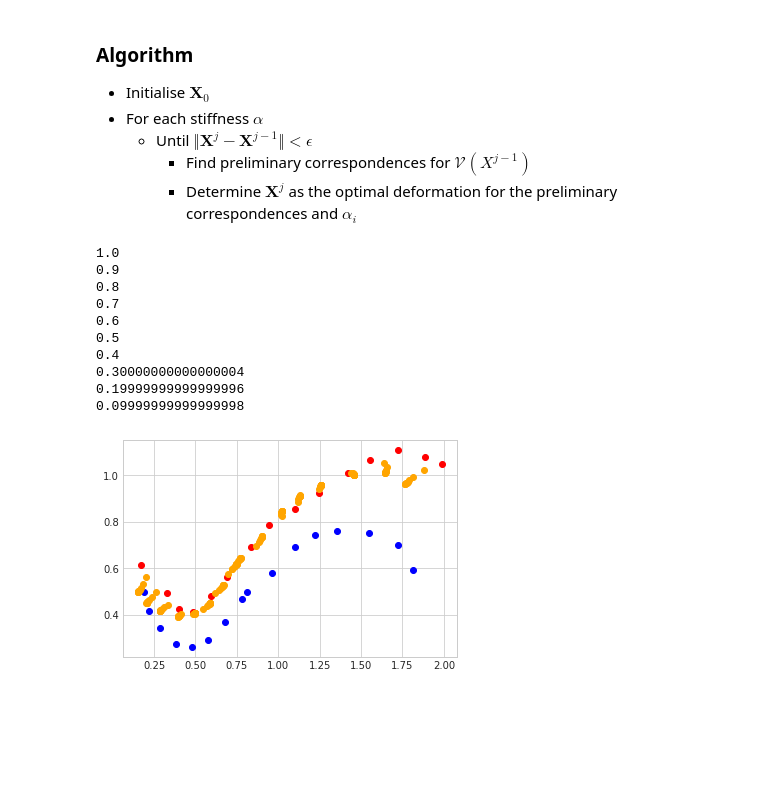
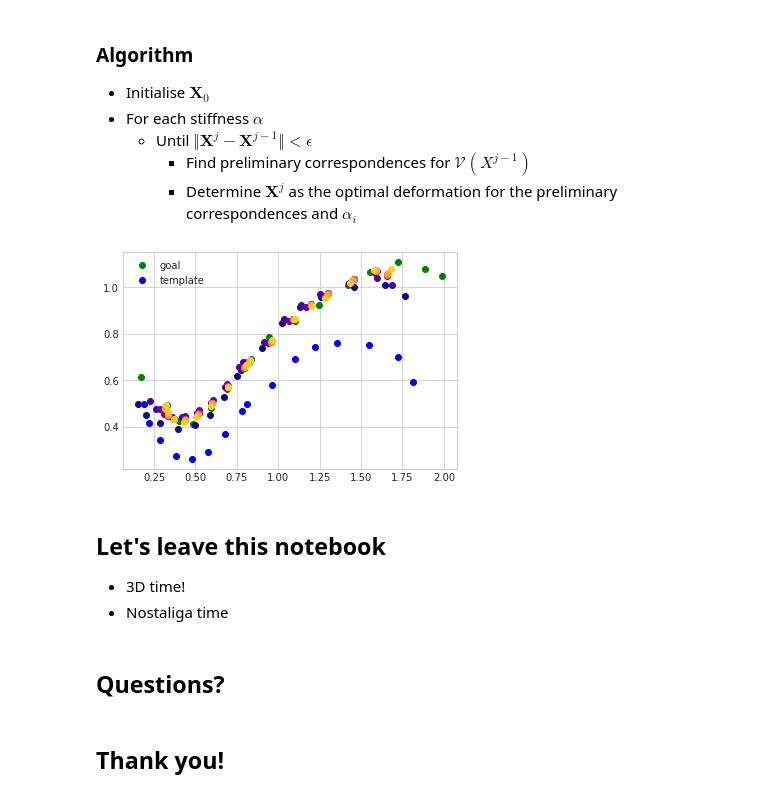
Before and after one commit to vidstige/mesh_registration, a Jupyter notebook: mesh-registration.ipynb, the cells around one changed output. Cells and saved outputs as stored; diff of their text form; code cells hidden in the pictures; blank space fills up the shorter version.

```diff
--- a/mesh-registration.ipynb
+++ b/mesh-registration.ipynb
@@ -3,7 +11,6 @@ The problem
 # %%
 %matplotlib inline
 import matplotlib.pyplot as plt
-plt.style.use('seaborn-whitegrid')
 import numpy as np
 scale = 1/300
 goal = scale * np.array([(51,184), (99,148), (121,127), (145,124), (179,144), (207,169), (251,207), (284,236), (331,257), (373,277), (426,303), (466,320), (517,333), (566,324), (597,315)])
@@ -13,6 +20,8 @@ edges = np.vstack([
     np.roll(np.arange(len(template)), -1)
 ]).T
 
-plt.plot(goal[:, 0], goal[:, 1], 'o', color='red');
-plt.plot(template[:, 0], template[:, 1], 'o', color='blue');
+plt.plot(goal[:, 0], goal[:, 1], 'o', color='green', label='goal')
+plt.plot(template[:, 0], template[:, 1], 'o', color='blue', label='template')
+plt.legend()
+edges.T
 # %% [output]
@@ -31,0 +66,13 @@ $$
+# %%
+def closest_point(point, points):
+    """Naive closest point"""
+    dist2 = np.sum((np.asarray(points) - point)**2, axis=1)
+    index = np.argmin(dist2)
+    return points[index]
+
+for v in template:
+    u = closest_point(v, goal)
+    plt.plot([v[0], u[0]], [v[1], u[1]], color='black')
+plt.plot(goal[:, 0], goal[:, 1], 'o', color='green', label='goal')
+plt.plot(template[:, 0], template[:, 1], 'o', color='blue', label='template')
+plt.legend(); None
@@ -74,13 +168,7 @@ $$
 # %%
 from scipy.sparse import csr_matrix
 from scipy.sparse.linalg import spsolve
-
-
-def closest_point(point, points):
-    """Naive closest point"""
-    dist2 = np.sum((np.asarray(points) - point)**2, axis=1)
-    index = np.argmin(dist2)
-    return points[index]
+import matplotlib
 
 
 class Eq:
@@ -109,59 +197,56 @@ def parameter_index(i, row, column):
 def step(template, goal, pts, stiffness, distance_weight=1):
     eq = Eq()
     # distance costs
-    for i, v in enumerate(template):
-        g = closest_point(v, goal)
-        #plt.plot([v[0], g[0]], [v[1], g[1]], color='black')
+    for i, (v, xv) in enumerate(zip(template, pts)):
+        g = closest_point(xv, goal)
         for dim in range(2):
             eq.add_equation(distance_weight / 2, g[dim], [
                 (parameter_index(i, dim, 0), v[0]),
                 (parameter_index(i, dim, 1), v[1]),
                 (parameter_index(i, dim, 2), 1)])
 
     # stiffness costs
     for e0, e1 in edges:
         for row in range(2):
-            for col in range(3):
+            for column in range(3):
                 eq.add_equation(stiffness, 1, [
-                    (parameter_index(e0, row, col), +1),
-                    (parameter_index(e1, row, col), -1)
+                    (parameter_index(e0, row, column), +1),
+                    (parameter_index(e1, row, column), -1)
                 ])
 
     # solve
     A, b = eq.matrices()
     X = spsolve(A.T * A, A.T * b)
 
     # transform vertices
     for i, v in enumerate(template):
         for d in range(2):
             pts[i, d] = \
                 X[parameter_index(i, d, 0)] * v[0] + \
                 X[parameter_index(i, d, 1)] * v[1] + \
                 X[parameter_index(i, d, 2)]
     return pts
 
 
 n = 10
-
 pts = np.copy(template)
 
-plt.plot(goal[:, 0], goal[:, 1], 'o', color='red');
-plt.plot(template[:, 0], template[:, 1], 'o', color='blue')
+cmap = matplotlib.cm.get_cmap('plasma')
+plt.plot(goal[:, 0], goal[:, 1], 'o', color='green', label='goal')
+plt.plot(template[:, 0], template[:, 1], 'o', color='blue', label='template')
 for i in range(10):
-    t = 1 - i / n
-    stiffness = t
-    print(stiffness)
-    pts = step(template, goal, pts, stiffness=stiffness)
-    plt.plot(pts[:, 0], pts[:, 1], 'o', color='orange')
+    t = i / n
+    stiffness = 1 - t
+    pts = step(template, goal, pts, stiffness=stiffness, distance_weight=0.1)
+    plt.plot(pts[:, 0], pts[:, 1], 'o', color=cmap(t), alpha=1)
+plt.legend(); None
 # %% [output]
-1.0
-0.9
-0.8
-0.7
-0.6
-0.5
-0.4
-0.30000000000000004
-0.19999999999999996
-0.09999999999999998
-[figure, old version]
+[figure, new version]
+# %% [markdown]
+## Let's leave this notebook
+* 3D time!
+* Nostaliga time
+# %% [markdown]
+## Questions?
+# %% [markdown]
+## Thank you!
```
Also changed, not shown: parts of 20 cells of this notebook.
